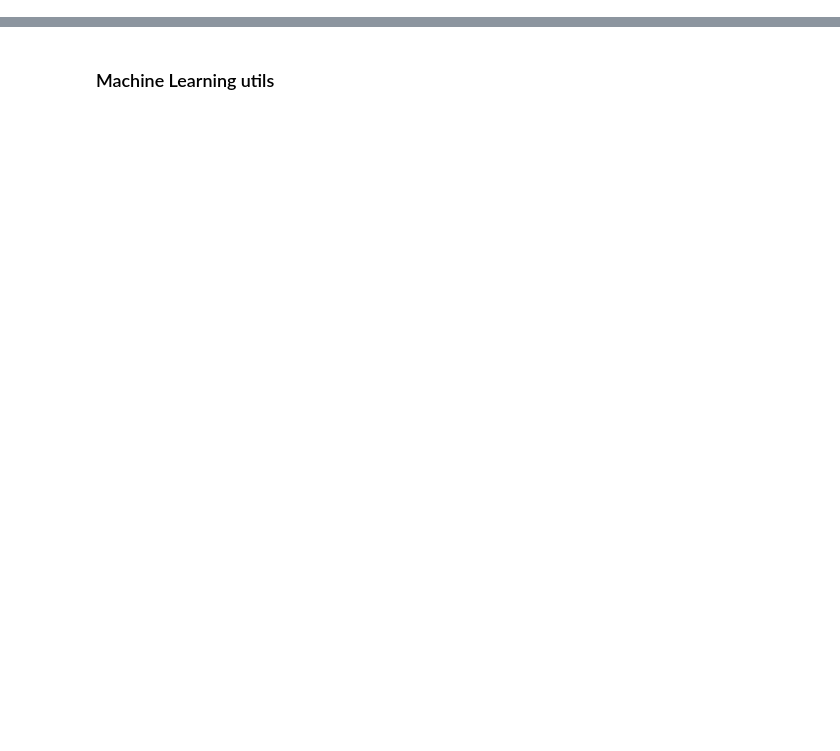
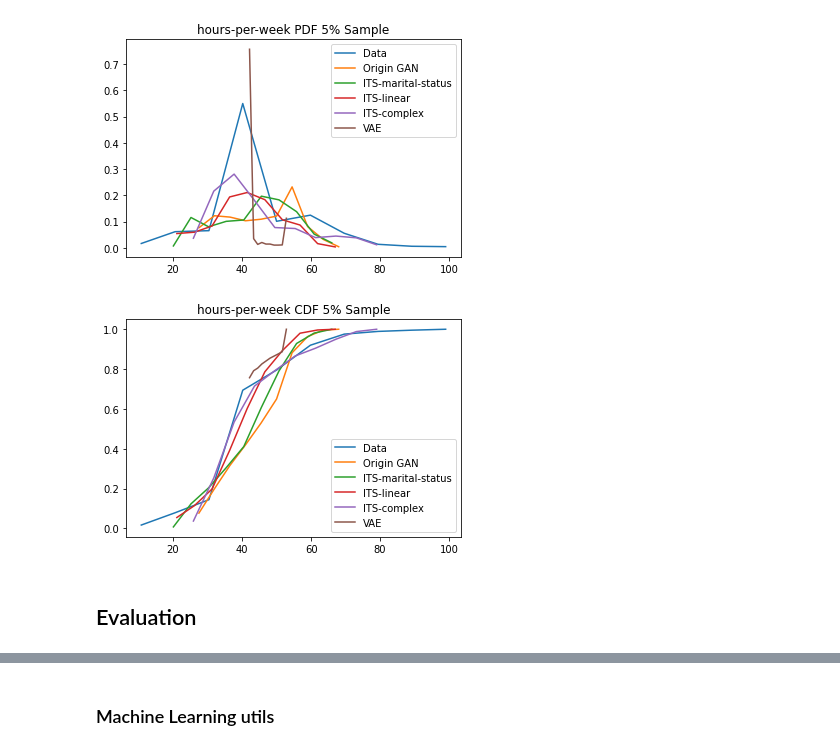
Before and after one commit to echoid/ITS, a Jupyter notebook: Daisy/evaluation_complete.ipynb, the cells around one changed output, grey strips where cells are left out. Drawn from its saved outputs; the diff is of its cells as text; code cells hidden in the pictures; blank space fills up the shorter version.

Commit message:
evaluation

```diff
--- a/Daisy/evaluation_complete.ipynb
+++ b/Daisy/evaluation_complete.ipynb
@@ -486,0 +42,8 @@ prediction_diff["income"] = make_prediction_diff("income", "clf")
+# %%
+make_compare_plot([data,origin_GAN,its_MS,its_linear,its_complex,baseline_VAE],"hours-per-week",plot_pdf,["Data","Origin GAN","ITS-marital-status","ITS-linear","ITS-complex","VAE"],"hours-per-week PDF 5% Sample")
+make_compare_plot([data,origin_GAN,its_MS,its_linear,its_complex,baseline_VAE],"hours-per-week",plot_cdf,["Data","Origin GAN","ITS-marital-status","ITS-linear","ITS-complex","VAE"],"hours-per-week CDF 5% Sample")
+# %% [output]
+[figure, added]
+[figure, added]
+# %% [markdown]
+## Evaluation
```
Also changed, not shown: parts of 44 cells of this notebook, 1 other file.
